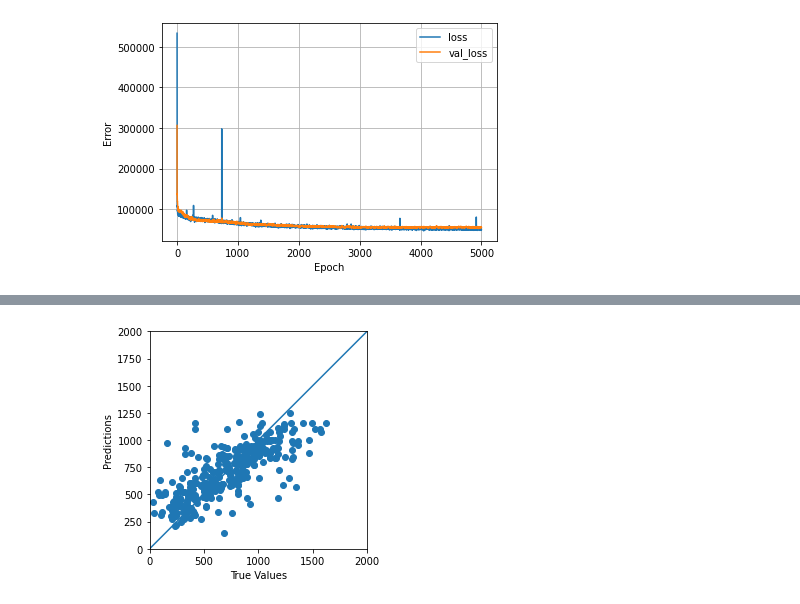
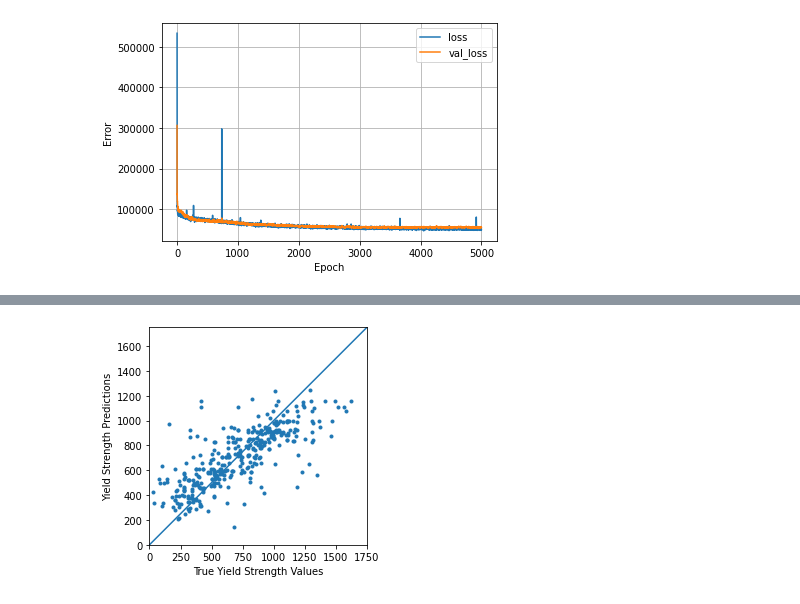
Before and after one commit to Mackus101/Nickel_NN, a Jupyter notebook: Yield_NN_regression_no_heat.ipynb, the cells around one changed output, grey strips where cells are left out. Saved outputs shown, nothing was run; the diff lists cells and outputs as text; code cells hidden in the pictures.

```diff
--- a/Yield_NN_regression_no_heat.ipynb
+++ b/Yield_NN_regression_no_heat.ipynb
@@ -236,11 +236,12 @@ hf.plot_loss(history)
 test_predictions = yield_model.predict(yield_test_features).flatten()
 
 a = plt.axes(aspect='equal')
-plt.scatter(yield_test_labels, test_predictions)
-plt.xlabel('True Values')
-plt.ylabel('Predictions')
-lims = [0, 2000]
+plt.scatter(yield_test_labels, test_predictions, marker=".")
+plt.xlabel('True Yield Strength Values')
+plt.ylabel('Yield Strength Predictions')
+lims = [0, 1750]
 plt.xlim(lims)
 plt.ylim(lims)
 _ = plt.plot(lims, lims)
+plt.savefig("pictures/yield_strength_no_heat.pdf")
 # %% [output]
@@ -248 +249 @@ _ = plt.plot(lims, lims)
-[figure, old version]
+[figure, new version]
```
Also changed, not shown: parts of 1 cell of this notebook, 26 other files.
